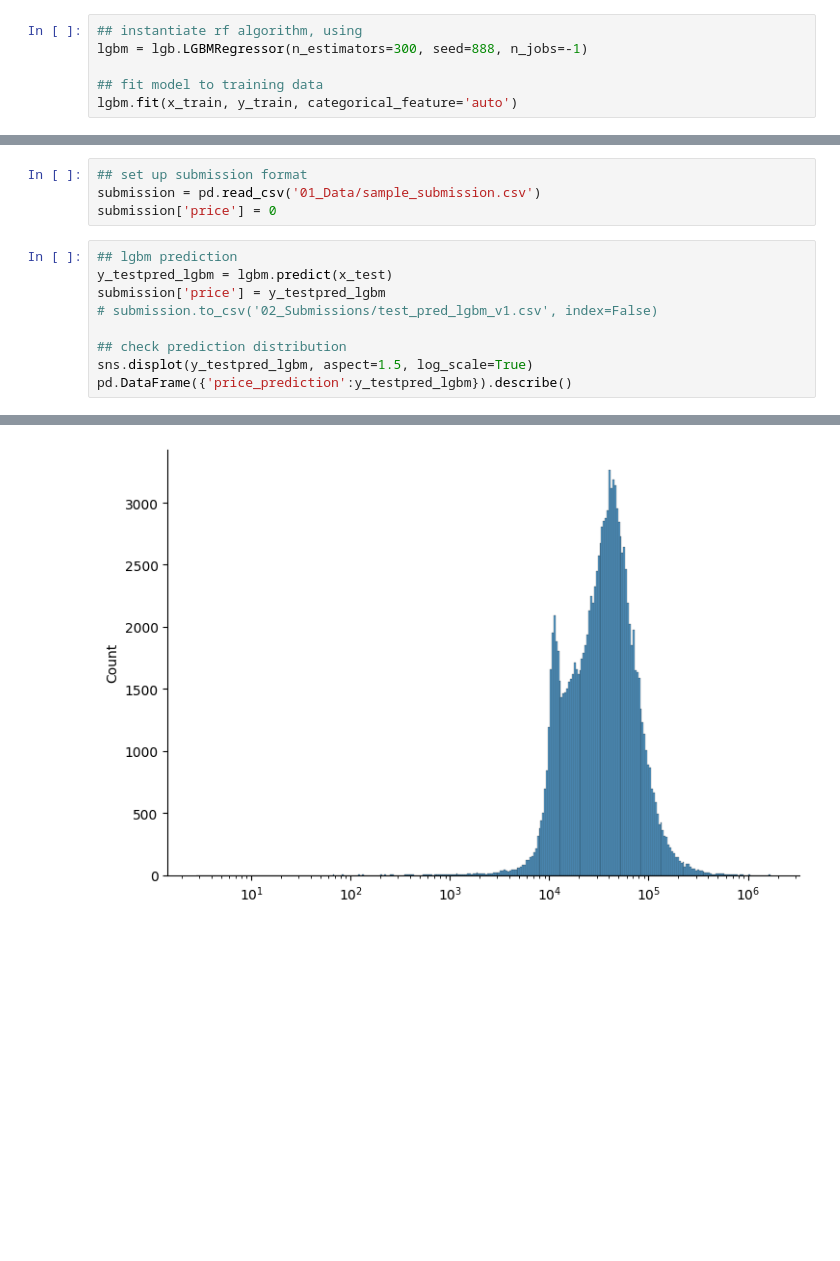
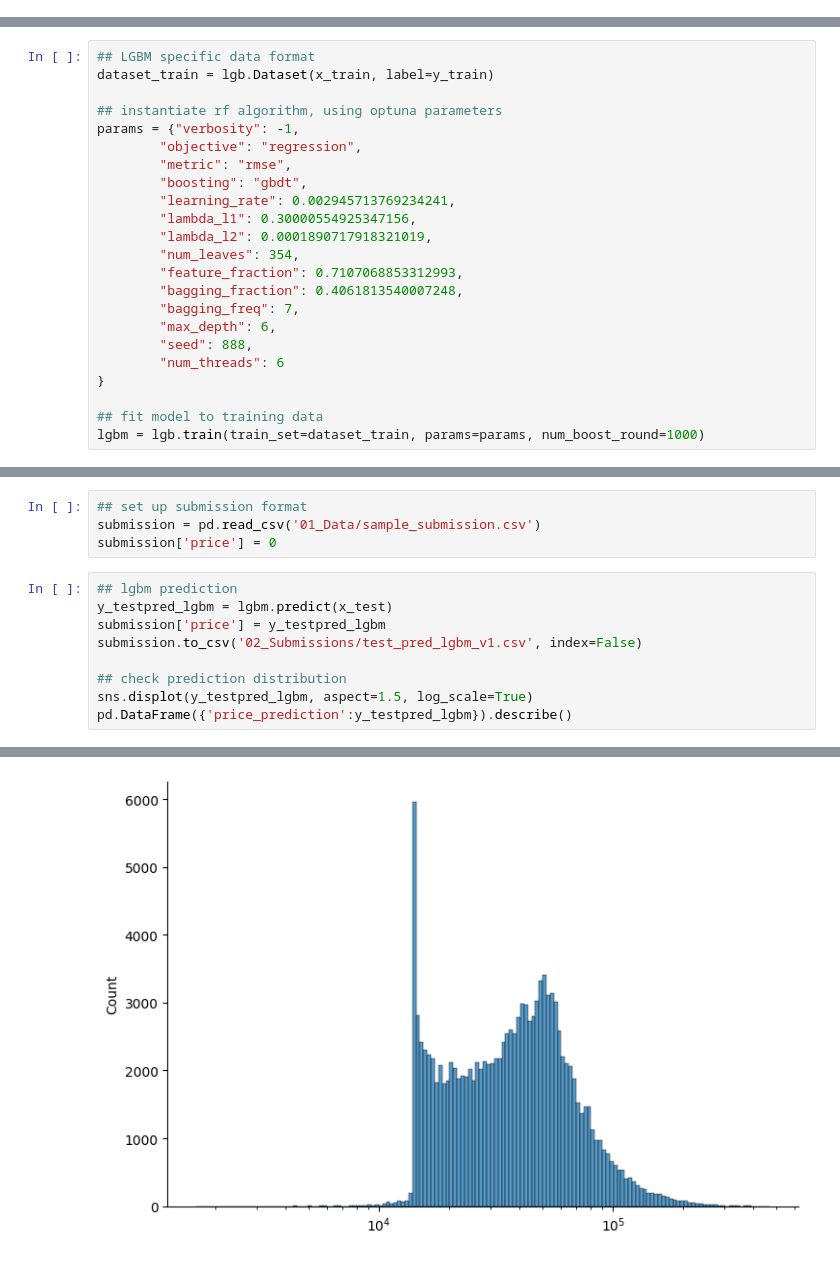
Before and after one commit to stephanie-yz/Kaggle_PG4.09_UsedCar, a Jupyter notebook: 03_Modelling.ipynb, the cells around one changed output, grey strips where cells are left out. Drawn from its saved outputs; the diff is of its cells as text; blank space fills up the shorter version.

Commit message:
Train lgbm with optuna params

```diff
--- a/03_Modelling.ipynb
+++ b/03_Modelling.ipynb
@@ -38,6 +39,0 @@ x_test = test
-# %%
-## instantiate rf algorithm, using
-lgbm = lgb.LGBMRegressor(n_estimators=300, seed=888, n_jobs=-1)
-
-## fit model to training data
-lgbm.fit(x_train, y_train, categorical_feature='auto')
@@ -53,2 +40,25 @@ LGBMRegressor(n_estimators=300, n_jobs=-1, seed=888)
+# %%
+## LGBM specific data format
+dataset_train = lgb.Dataset(x_train, label=y_train)
+
+## instantiate rf algorithm, using optuna parameters
+params = {"verbosity": -1,
+        "objective": "regression",
+        "metric": "rmse",
+        "boosting": "gbdt",
+        "learning_rate": 0.002945713769234241,
+        "lambda_l1": 0.30000554925347156,
+        "lambda_l2": 0.0001890717918321019,
+        "num_leaves": 354,
+        "feature_fraction": 0.7107068853312993,
+        "bagging_fraction": 0.4061813540007248,
+        "bagging_freq": 7,
+        "max_depth": 6,
+        "seed": 888,
+        "num_threads": 6
+}
+
+## fit model to training data
+lgbm = lgb.train(train_set=dataset_train, params=params, num_boost_round=1000)
 # %%
 ## cross validation
@@ -96,7 +86,7 @@ submission['price'] = 0
 ## lgbm prediction
 y_testpred_lgbm = lgbm.predict(x_test)
 submission['price'] = y_testpred_lgbm
-# submission.to_csv('02_Submissions/test_pred_lgbm_v1.csv', index=False)
+submission.to_csv('02_Submissions/test_pred_lgbm_v1.csv', index=False)
 
 ## check prediction distribution
 sns.displot(y_testpred_lgbm, aspect=1.5, log_scale=True)
@@ -114 +104 @@ pd.DataFrame({'price_prediction':y_testpred_lgbm}).describe()
-[figure, old version]
+[figure, new version]
```
Also changed, not shown: parts of 5 cells of this notebook, 1 other file.
